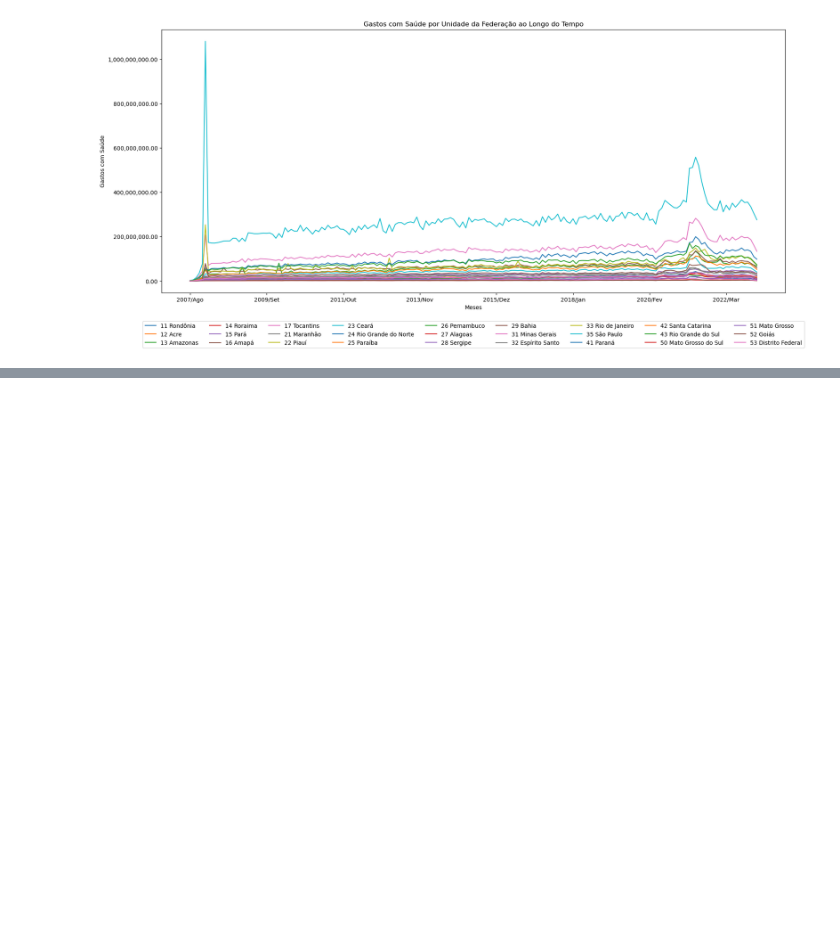
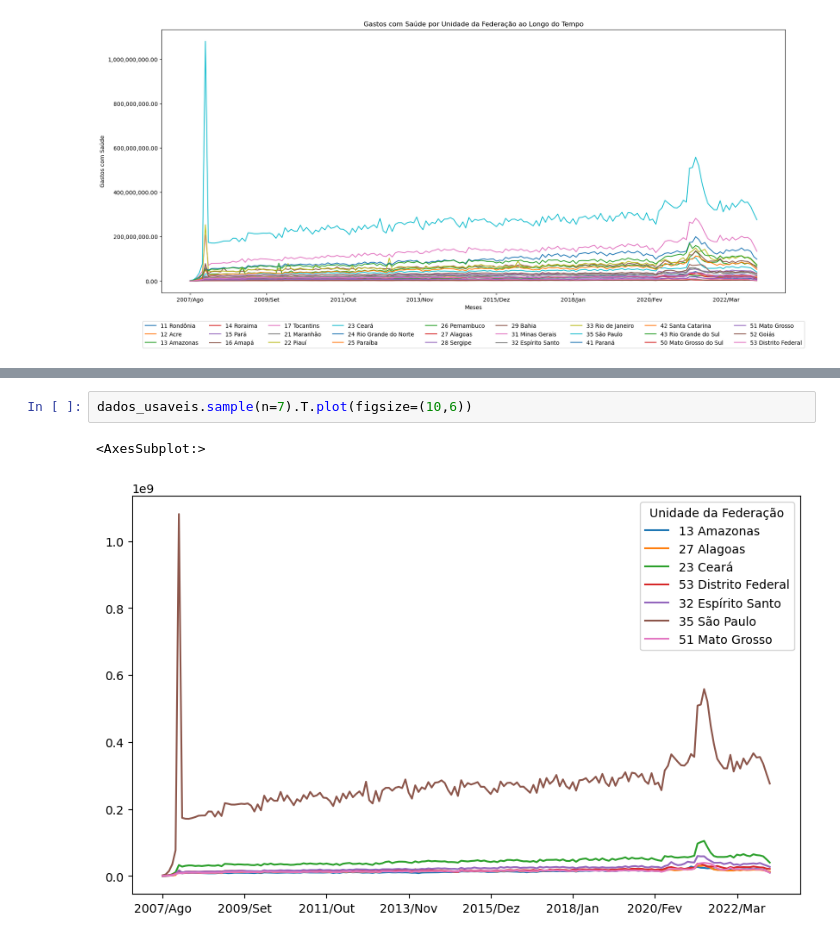
Before and after one commit to polizelr/pos_data_analytics_fiap, a Jupyter notebook: Fase 1 - Data analysis and exploration/Análise exploratória de dados/Produção_Hospitalar.ipynb, the cells around one changed output, grey strips where cells are left out. Cells and saved outputs as stored; diff of their text form; blank space fills up the shorter version.

```diff
--- a/Fase 1 - Data analysis and exploration/Análise exploratória de dados/Produção_Hospitalar.ipynb
+++ b/Fase 1 - Data analysis and exploration/Análise exploratória de dados/Produção_Hospitalar.ipynb
@@ -293,0 +325,5 @@ plt.show()
+# %%
+dados_usaveis.sample(n=7).T.plot(figsize=(10,6))
+# %% [output]
+<AxesSubplot:>
+[figure, added]
```
Also changed, not shown: parts of 13 cells of this notebook.
